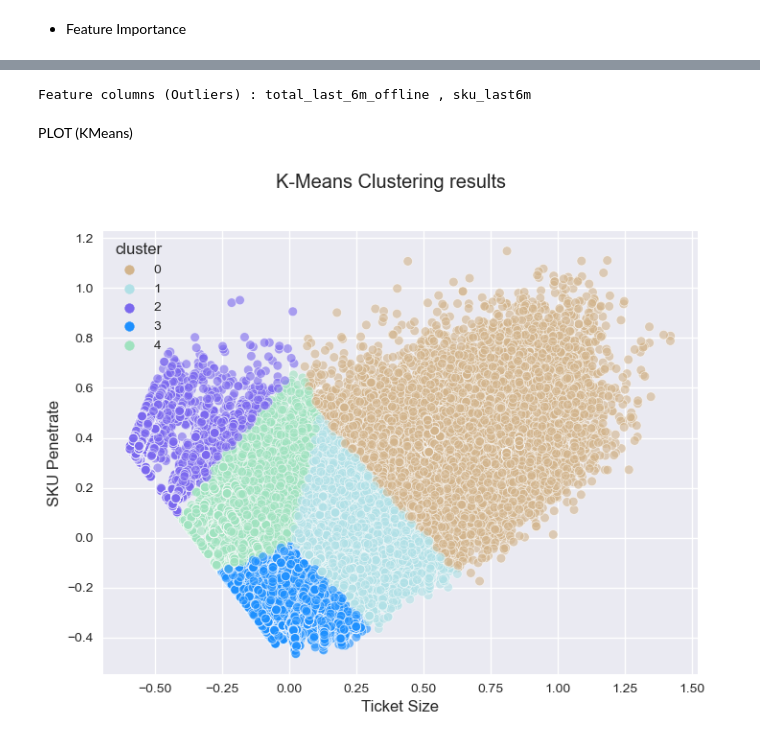
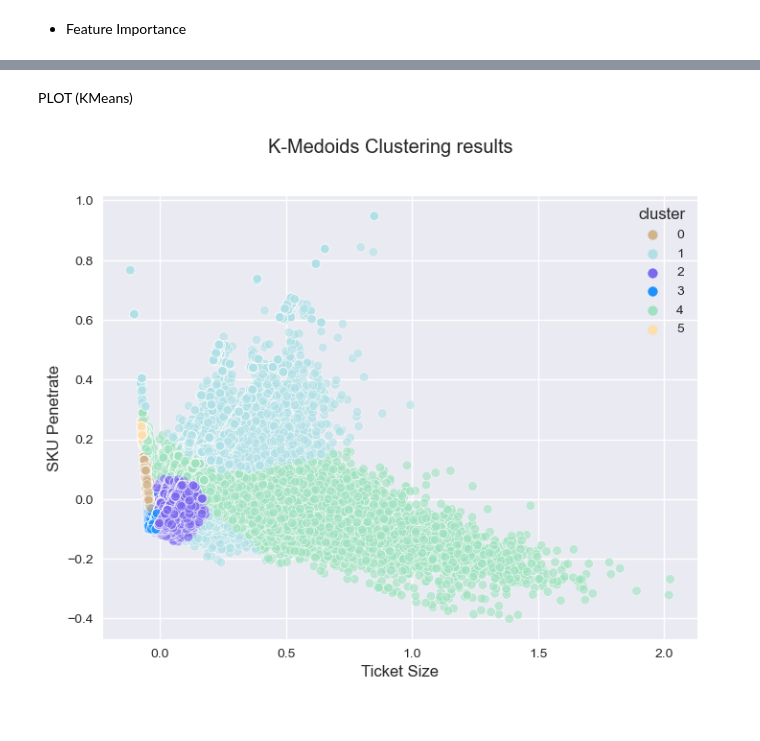
Before and after one commit to HikariJadeEmpire/AdvancedAnalytics-MADT8101, a Jupyter notebook: Week05_CustomerSegmentation/week5-Segmentation.ipynb, the cells around one changed output, grey strips where cells are left out. Saved outputs shown, nothing was run; the diff lists cells and outputs as text; code cells hidden in the pictures.

```diff
--- a/Week05_CustomerSegmentation/week5-Segmentation.ipynb
+++ b/Week05_CustomerSegmentation/week5-Segmentation.ipynb
@@ -320,13 +320,3 @@ plt.style.use('seaborn-v0_8')
 amountvsyr(df)
 # %% [output]
 [figure]
-# %%
-for n,i in enumerate(df.columns):
-    if n != 0 :
-        q_low = df[i].quantile(0.01)
-        q_hi  = df[i].quantile(0.99)
-
-        df2 = df[(df[i] > q_hi)] # Outliers
-        df = df[(df[i] <= q_hi)]
-
-amountvsyr(df)
@@ -401,8 +385,8 @@ display(dfk)
 # %% [markdown]
 K-Elbow Method
 # %%
-km = KMeans(n_init='auto')
+# model = KMeans(n_init='auto')
+# visualizer = KElbowVisualizer(model, k=(2,12))
 
-visualizer = KElbowVisualizer(km, k=(2,10))
-visualizer.fit(dfk)
-visualizer.show()
+# visualizer.fit(dfk)
+# visualizer.show()
@@ -465,7 +455,7 @@ Exception:
 # %%
-cl = KMeans(n_clusters=5, n_init = 'auto', random_state=0)
+cl = GaussianMixture(n_components=6, random_state=142)
 
-df['cluster'] = cl.fit(dfk).labels_
+df['cluster'] = cl.fit(dfk).predict(dfk)
 df
 # %% [output]
 |  | ent | mem_duration(months) | total_amount | total_last_3m | total_last_6m | total_online | ... |
@@ -599,4 +480,0 @@ Feature: 21, Score: 0.00000
-# %%
-print(f"Feature columns (Outliers) : {X.columns[9]} , {X.columns[18]}")
-# %% [output]
-Feature columns (Outliers) : total_last_6m_offline , sku_last6m
@@ -605,20 +507,20 @@ PLOT (KMeans)
 # %%
 # Getting unique labels
 
 dfk['cluster'] = df['cluster']
 
 # plotting the results:
 
 plt.style.use('seaborn-v0_8')
 
 fig, axe = plt.subplots(figsize=(8,6))
 
 color_dict = dict({0:'#D2B48C', 1:'#B0E0E6',
-                  2: '#7B68EE',3: '#1E90FF',4: '#9FE2BF'})
+                  2: '#7B68EE',3: '#1E90FF',4: '#9FE2BF',5: '#FFDEAD'})
 
 g = sns.scatterplot(data = dfk , x=0, y=1, hue="cluster", ax=axe ,alpha=0.6, palette=color_dict)
 axe.set(xlabel='Ticket Size', ylabel='SKU Penetrate')
-fig.suptitle("K-Means Clustering results")
+fig.suptitle("K-Medoids Clustering results")
 plt.show()
 # %% [output]
-[figure, old version]
+[figure, new version]
```
Also changed, not shown: parts of 24 cells of this notebook, 1 other file.
